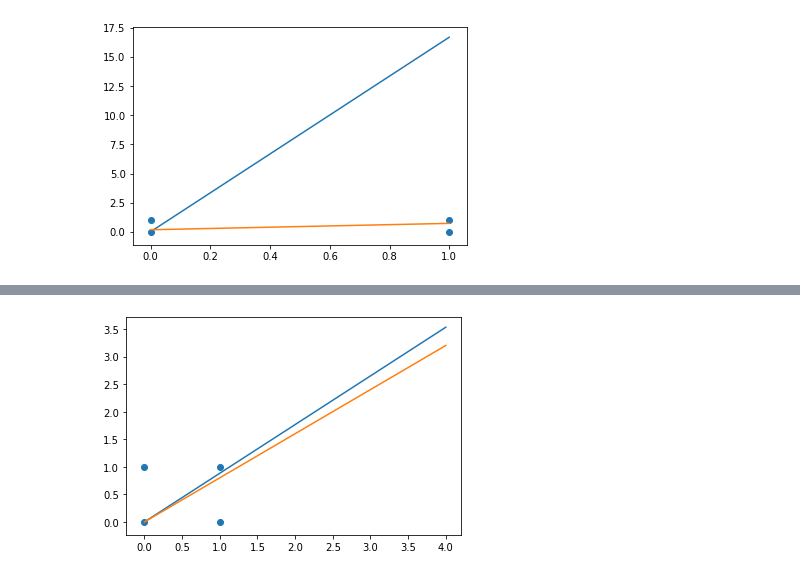
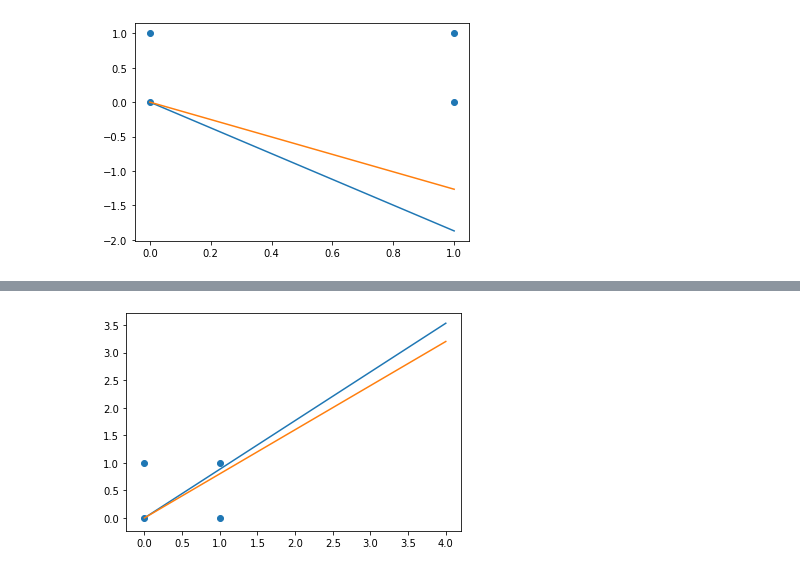
Before and after one commit to coloryourlife/2020uosai, a Jupyter notebook: hw3/Untitled.ipynb, the cells around one changed output, grey strips where cells are left out. Drawn from its saved outputs; the diff is of its cells as text; code cells hidden in the pictures.

```diff
--- a/hw3/Untitled.ipynb
+++ b/hw3/Untitled.ipynb
@@ -4,13 +4,13 @@ import numpy as np
 # %%
 m = [0,0,1,1]
 n = [0,1,0,1]
 x = np.arange(0,2)
-y = [0.5/0.03*b + 0.03 for b in range(0,2)]
+y = [-0.58/0.31*b for b in range(0,2)]
 a = np.arange(0,2)
-b = [0.35/0.64*b + 0.19 for b in range(0,2)]
+b = [-0.81/0.64*b for b in range(0,2)]
 plt.plot(x,y)
 plt.plot(a,b)
 plt.scatter(m,n)
 plt.show()
 # %% [output]
-[figure, old version]
+[figure, new version]
```
Also changed, not shown: parts of 3 cells of this notebook, 7 other files.
